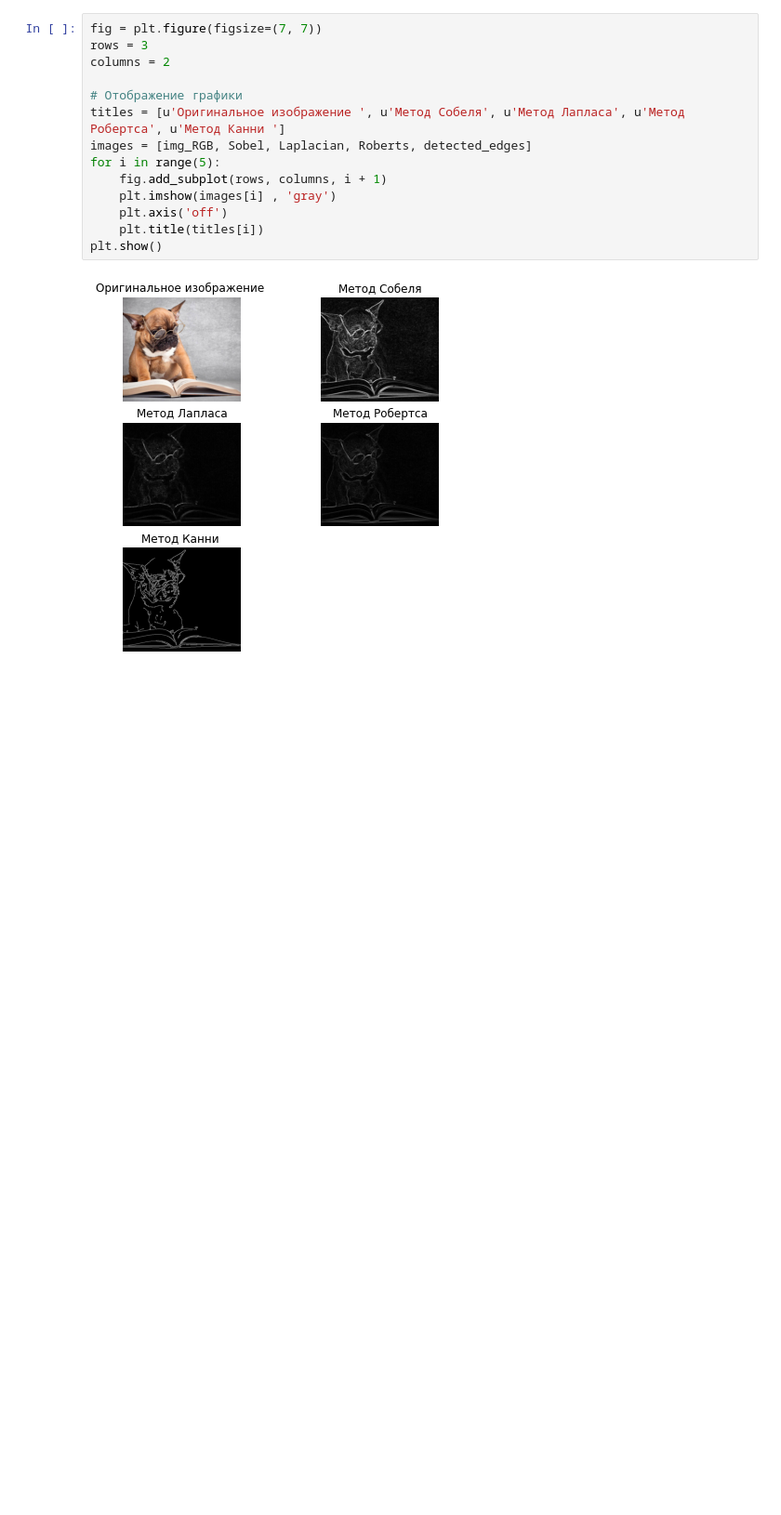
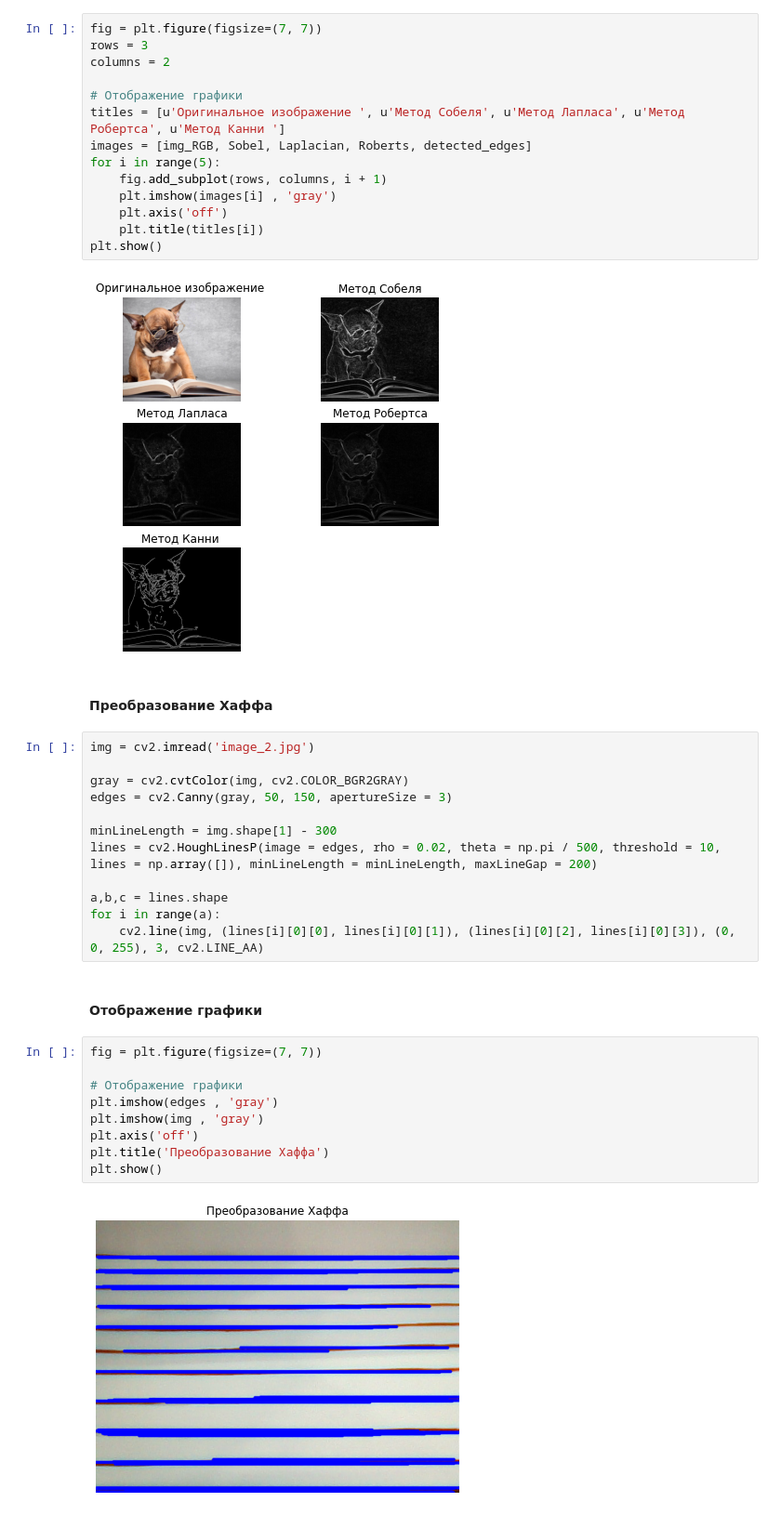
Before and after one commit to Frostjaw/idpiva_lab_1, a Jupyter notebook: Lab_1.ipynb, the cells around one changed output. Shown at 93% size. Saved outputs shown, nothing was run; the diff lists cells and outputs as text; blank space fills up the shorter version.

```diff
--- a/Lab_1.ipynb
+++ b/Lab_1.ipynb
@@ -62,3 +62,30 @@ for i in range(5):
 plt.show()
 # %% [output]
 [figure]
+# %% [markdown]
+#### Преобразование Хаффа
+# %%
+img = cv2.imread('image_2.jpg')
+
+gray = cv2.cvtColor(img, cv2.COLOR_BGR2GRAY)
+edges = cv2.Canny(gray, 50, 150, apertureSize = 3)
+
+minLineLength = img.shape[1] - 300
+lines = cv2.HoughLinesP(image = edges, rho = 0.02, theta = np.pi / 500, threshold = 10, lines = np.array([]), minLineLength = minLineLength, maxLineGap = 200)
+
+a,b,c = lines.shape
+for i in range(a):
+    cv2.line(img, (lines[i][0][0], lines[i][0][1]), (lines[i][0][2], lines[i][0][3]), (0, 0, 255), 3, cv2.LINE_AA)
+# %% [markdown]
+#### Отображение графики
+# %%
+fig = plt.figure(figsize=(7, 7))
+
+# Отображение графики
+plt.imshow(edges , 'gray')
+plt.imshow(img , 'gray')
+plt.axis('off')
+plt.title('Преобразование Хаффа')
+plt.show()
+# %% [output]
+[figure, added]
```
Also changed, not shown: parts of 11 cells of this notebook, 2 other files.
